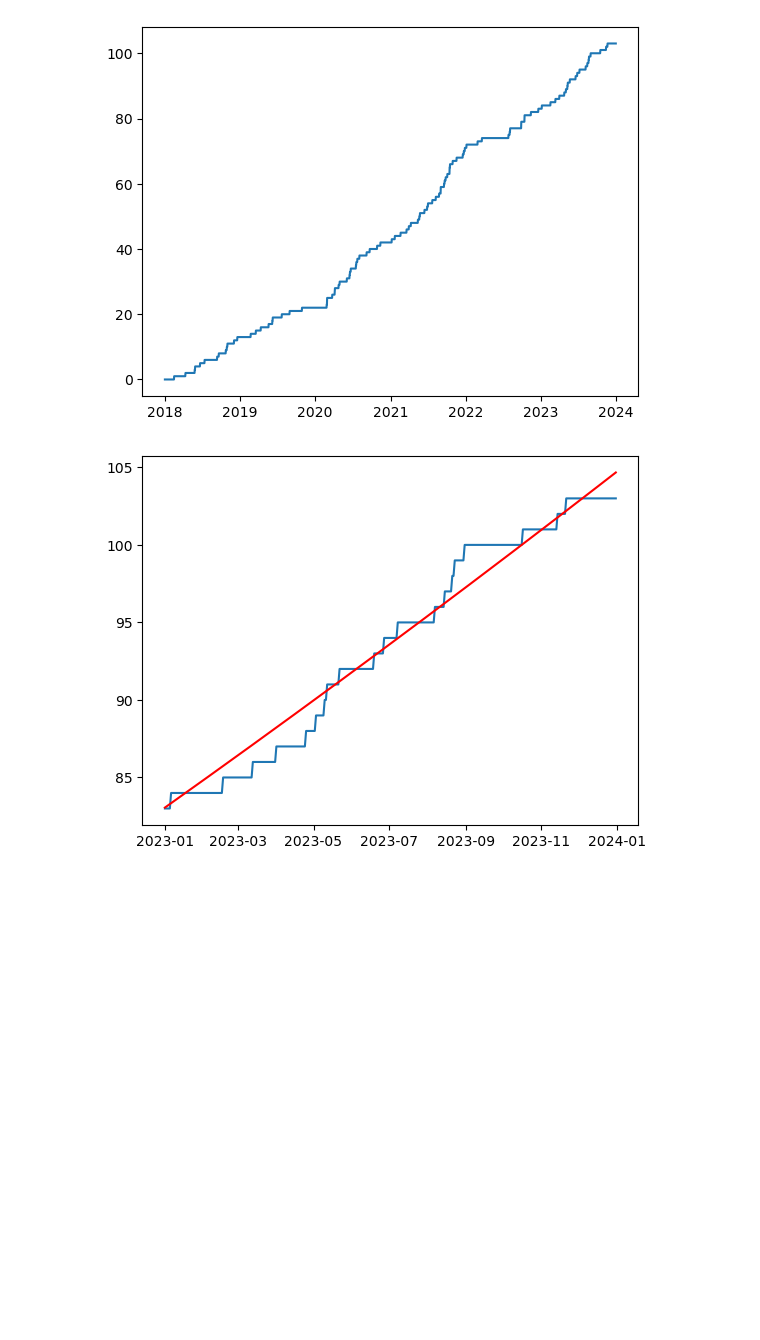
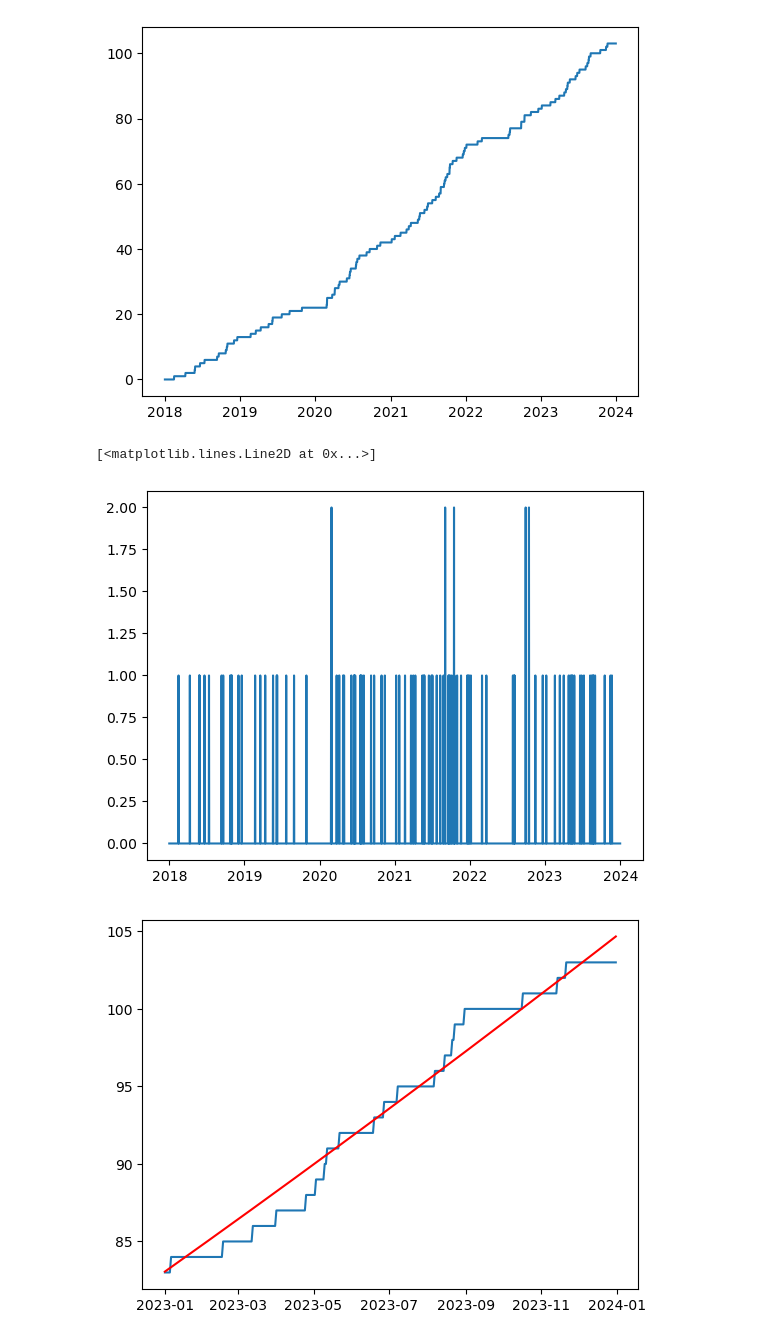
Before and after one commit to Vullkano/pfacd, a Jupyter notebook: src/modeling/modeling_cum.ipynb, the cells around one changed output. Cells and saved outputs as stored; diff of their text form; code cells hidden in the pictures; blank space fills up the shorter version.

```diff
--- a/src/modeling/modeling_cum.ipynb
+++ b/src/modeling/modeling_cum.ipynb
@@ -255,6 +259,12 @@ See the caveats in the documentation: https://pandas.pydata.org/pandas-docs/stab
   cum_lisboa["n_incidentes_cum"] = cum_lisboa["n_incidentes"].cumsum()
 [<matplotlib.lines.Line2D at 0x...>]
 [figure]
+# %%
+# plot not cummed
+plt.plot(cum_lisboa.index, cum_lisboa.n_incidentes)
+# %% [output]
+[<matplotlib.lines.Line2D at 0x...>]
+[figure, added]
 # %%
 # split data
 train = cum_lisboa[cum_lisboa.index.year < 2023]
```
Also changed, not shown: parts of 12 cells of this notebook, 5 other files.
